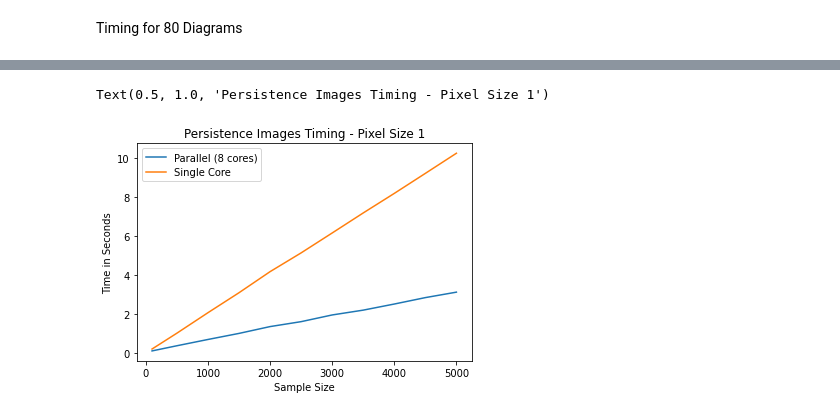
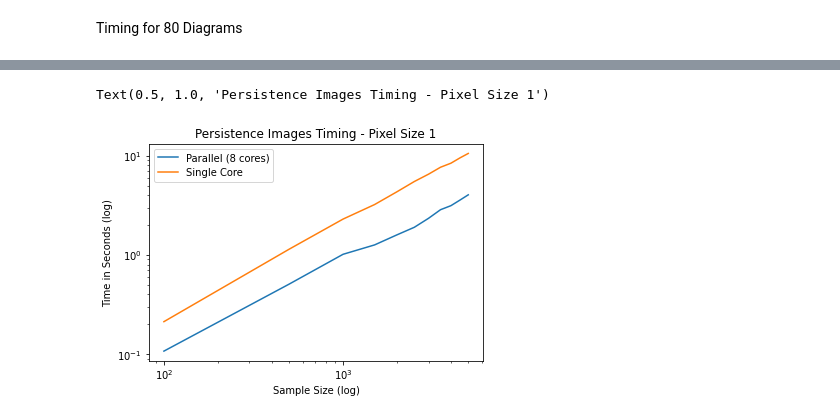
Before and after one commit to TeaspoonTDA/teaspoon, a Jupyter notebook: notebooks/timing/ml_methods_timing_pers_images.ipynb, the cells around one changed output, grey strips where cells are left out. Cells and saved outputs as stored; diff of their text form; code cells hidden in the pictures.

```diff
--- a/notebooks/timing/ml_methods_timing_pers_images.ipynb
+++ b/notebooks/timing/ml_methods_timing_pers_images.ipynb
@@ -330,26 +162,0 @@ Text(0.5, 1.0, 'Simulated Data - 20 dgms per observation, Pixel Size .5')
-# %%
-import time
-seed = [0,1,2,3,4]
-train_size = [100, 500,1000,1500, 2000, 2500, 3000, 3500, 4000, 4500, 5000, 6000, 7000, 8000, 9000,10000]
-n = len(train_size)
-dgm20_timing = np.zeros((n,3))
-for i in range(0,n):
-    for j in seed:
-        dgms_train = dgms_20[0:train_size[i]]
-        xdgm0_train = np.array(dgms_train)
-        dgm20_timing[i,0] += len(xdgm0_train)
-
-        start = time.time()
-        output = F_Image(xdgm0_train, PS=.1, var=1, plot=False, training=True, parallel=True)
-        end = time.time()-start
-        dgm20_timing[i,1] +=end
-
-        start = time.time()
-        output = F_Image(xdgm0_train, PS=.1, var=1, plot=False, training=True)
-        end = time.time()-start
-        dgm20_timing[i,2] +=end
-
-    print("Finished Training ", i)
-dgm20_timing_ps01 = pd.DataFrame(dgm20_timing/5)
-dgm20_timing_ps01.columns=['Observations', 'Parallel (8 cores)', 'Single Core']
-print(dgm20_timing_ps01)
@@ -429,11 +209,11 @@ Finished Training  10
 # %%
-t = dgm80_timing_ps1.plot(x='Observations')
-t.set_xlabel("Sample Size")
-t.set_ylabel("Time in Seconds")
+t = dgm80_timing_ps1.plot(x='Observations', loglog=True)
+t.set_xlabel("Sample Size (log)")
+t.set_ylabel("Time in Seconds (log)")
 t.set_title("Persistence Images Timing - Pixel Size 1")
 # %% [output]
 Text(0.5, 1.0, 'Persistence Images Timing - Pixel Size 1')
-[figure, old version]
+[figure, new version]
 # %%
 import time
 seed = [0,1,2,3,4]
```
Also changed, not shown: parts of 57 cells of this notebook, 6 other files.
